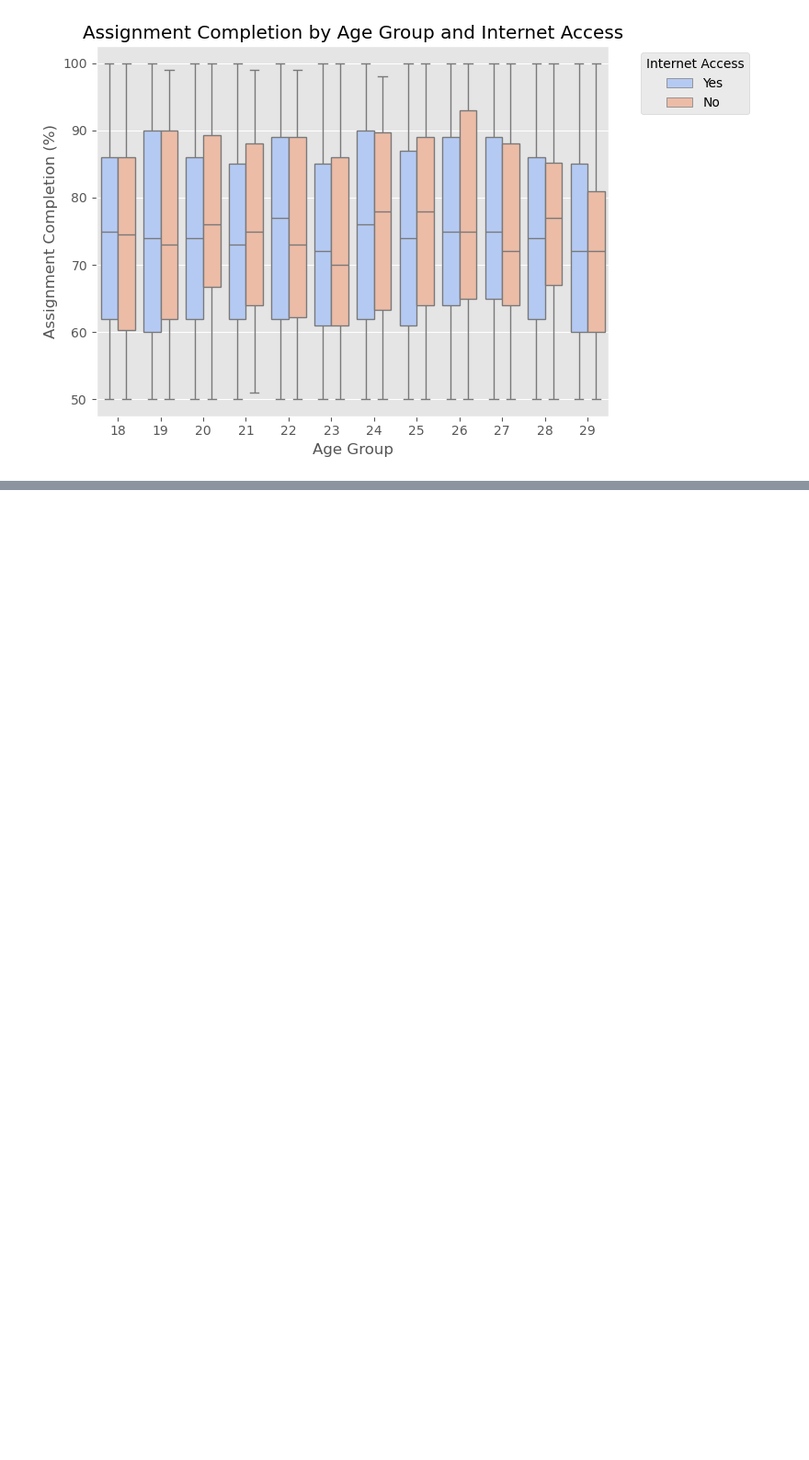
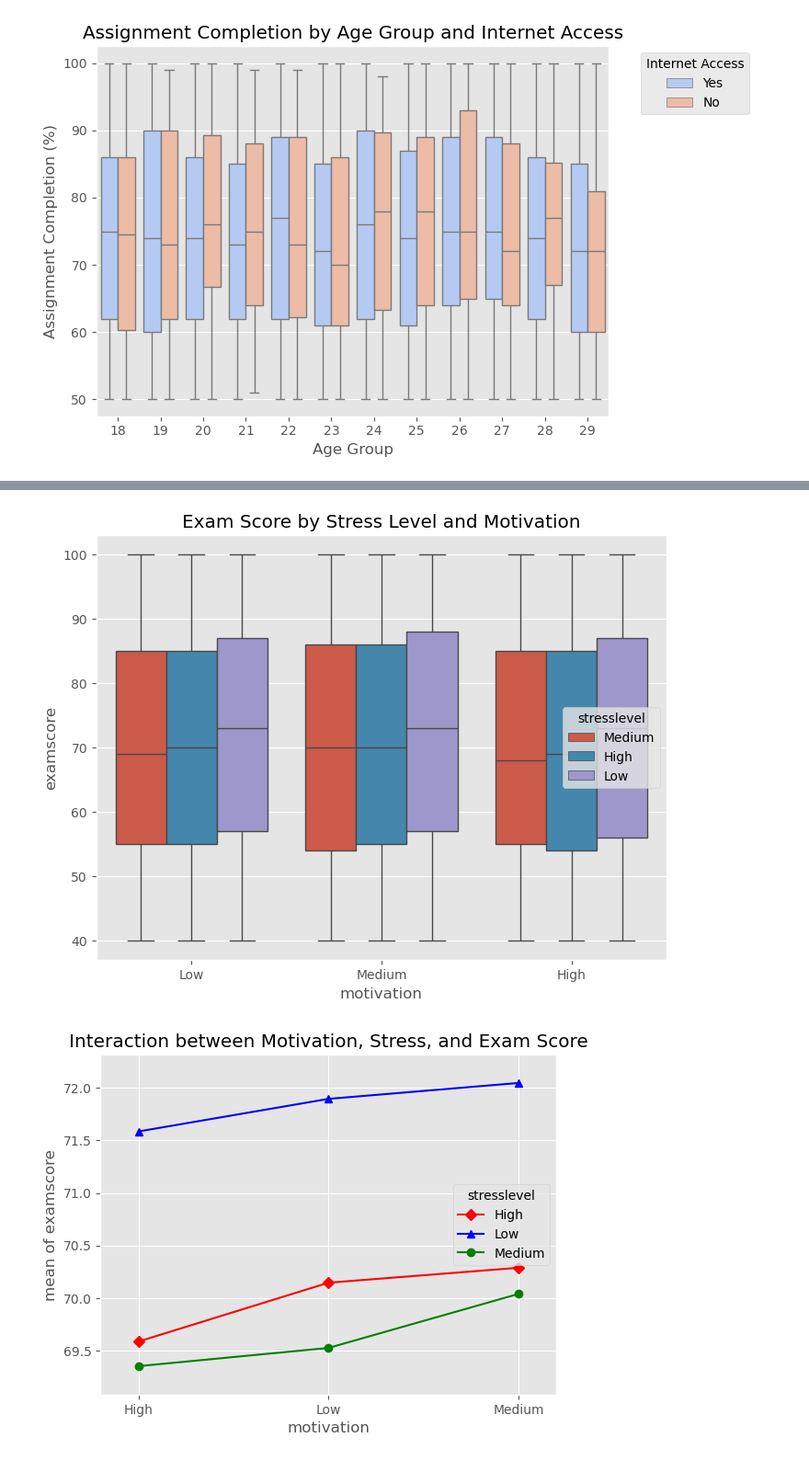
Before and after one commit to VIG2K3/BIG_DATA_PROJECT, a Jupyter notebook: EDA Analysis/Multivariate Analysis.ipynb, the cells around one changed output, grey strips where cells are left out. Shown at 92% size. Cells and saved outputs as stored; diff of their text form; code cells hidden in the pictures; blank space fills up the shorter version.

```diff
--- a/EDA Analysis/Multivariate Analysis.ipynb
+++ b/EDA Analysis/Multivariate Analysis.ipynb
@@ -79,0 +119,23 @@ However, this does not rule out potential nonlinear or combined effects, which m
+# %%
+#Multivariate - Exam Score, Stress Level Motivation
+import seaborn as sns
+import matplotlib.pyplot as plt
+import statsmodels.api as sm
+from statsmodels.formula.api import ols
+from statsmodels.graphics.factorplots import interaction_plot
+
+# 1. Boxplot
+plt.figure(figsize=(8,6))
+sns.boxplot(x="motivation", y="examscore", hue="stresslevel", data=df)
+plt.title("Exam Score by Stress Level and Motivation")
+plt.show()
+
+
+# 2. Interaction Plot
+fig = interaction_plot(df['motivation'], df['stresslevel'], df['examscore'],
+                       colors=['red', 'blue', 'green'], markers=['D', '^', 'o'])
+plt.title("Interaction between Motivation, Stress, and Exam Score")
+plt.show()
+# %% [output]
+[figure, added]
+[figure, added]
```
Also changed, not shown: parts of 2 cells of this notebook.
